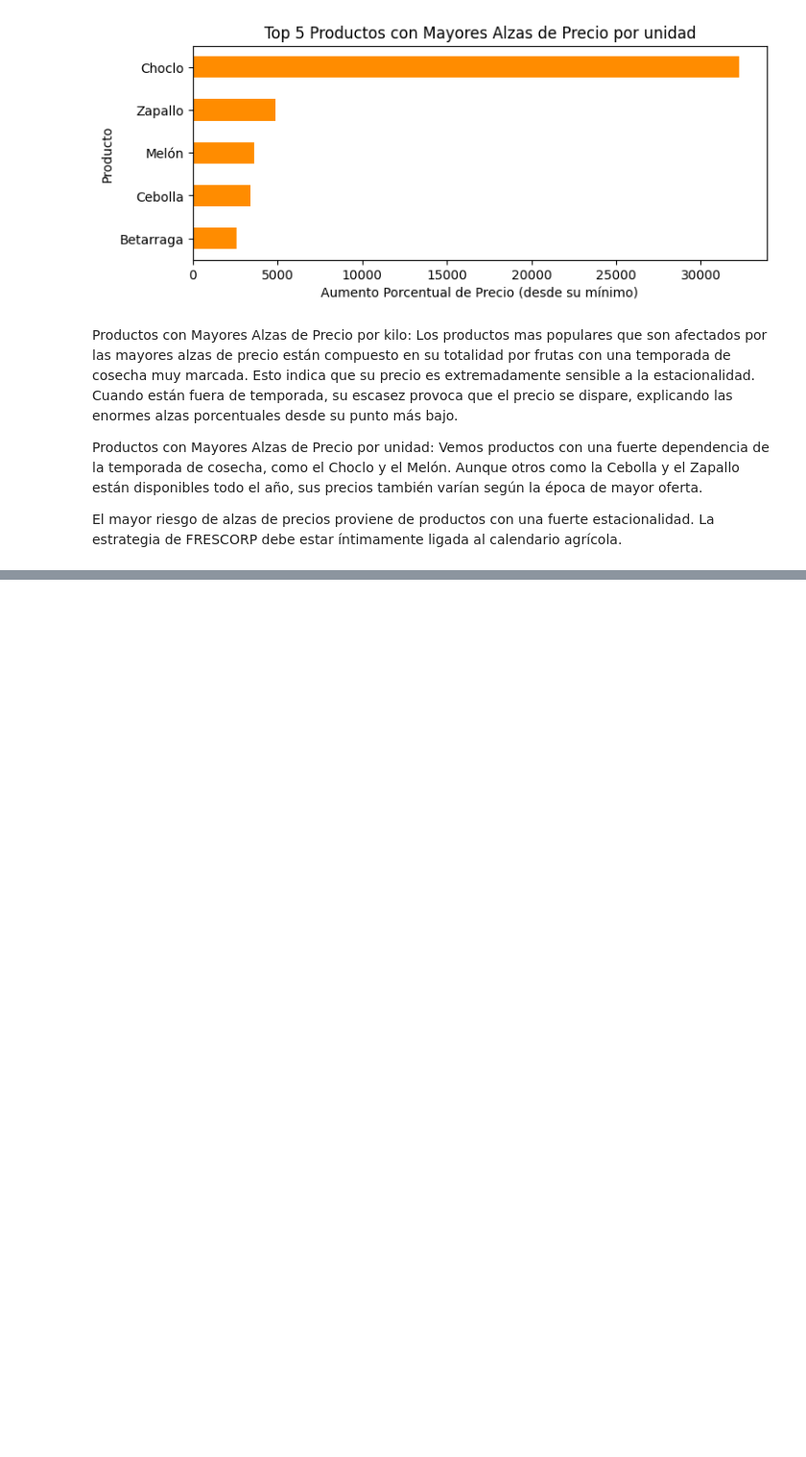
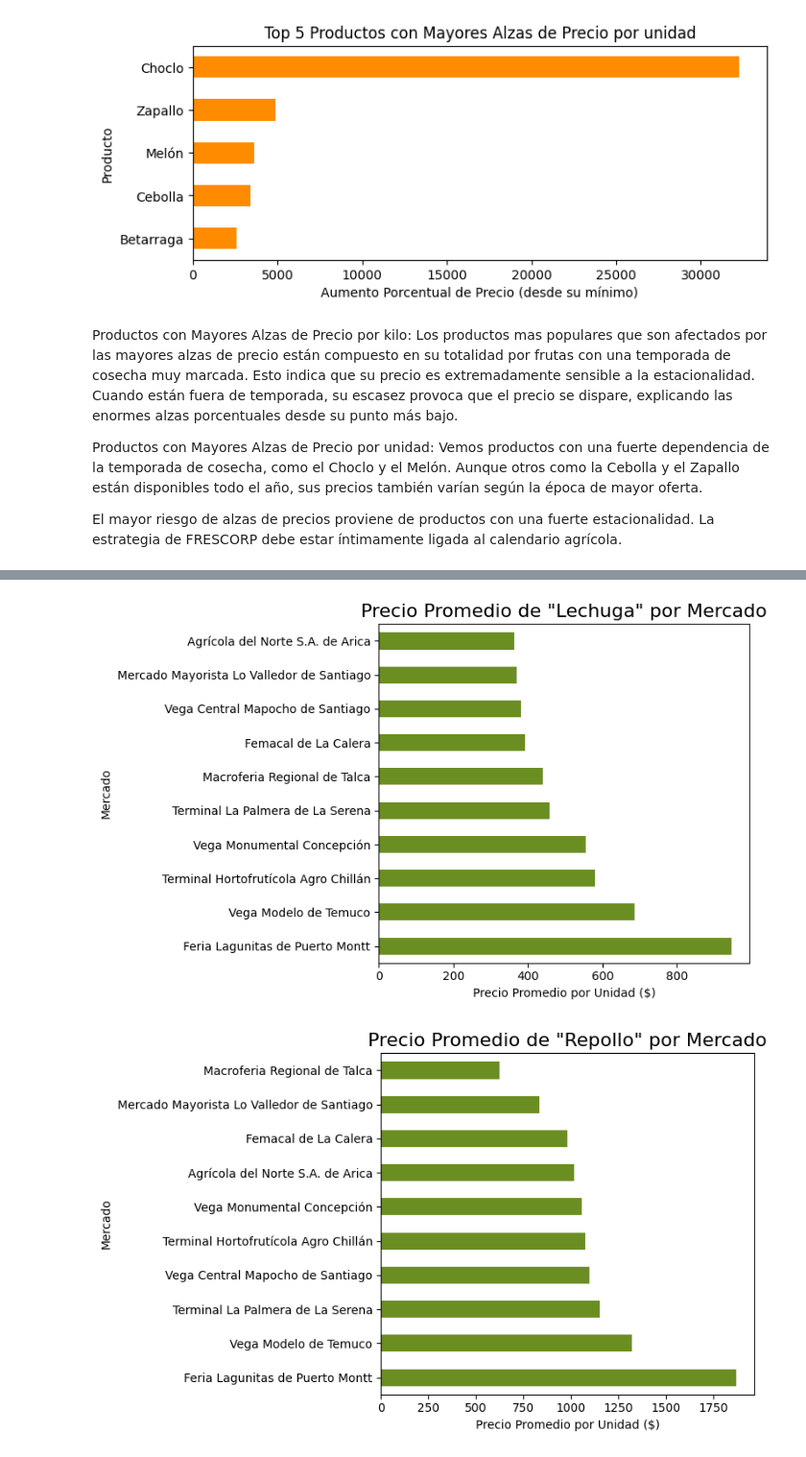
Before and after one commit to Ricardouchub/Analisis-Estrategico-de-Precios, a Jupyter notebook: Análisis Estratégico de Precios Mayoristas para el Sector Retail de Frutas y Hortalizas.ipynb, the cells around one changed output, grey strips where cells are left out. Shown at 96% size. Cells and saved outputs as stored; diff of their text form; code cells hidden in the pictures; blank space fills up the shorter version.

```diff
--- a/Análisis Estratégico de Precios Mayoristas para el Sector Retail de Frutas y Hortalizas.ipynb
+++ b/Análisis Estratégico de Precios Mayoristas para el Sector Retail de Frutas y Hortalizas.ipynb
@@ -955,0 +1033,22 @@ El mayor riesgo de alzas de precios proviene de productos con una fuerte estacio
+# %%
+# Filtramos el DataFrame usando la variable 'productos_populares_unidad' que contiene los 5 productos más populares por unidad
+df_mercado_unidad = df1[df1['producto'].isin(productos_populares_unidad) & df1['precio_por_unidad'].notna()]
+
+
+# Creamos un gráfico para cada producto
+for producto in productos_populares_unidad:
+    plt.figure(figsize=(8, 5))
+
+    # Agrupamos por mercado y calculamos el precio promedio
+    precios_mercado = df_mercado_unidad[df_mercado_unidad['producto'] == producto].groupby('mercado')['precio_por_unidad'].mean().sort_values(ascending=False)
+
+    # Creamos el gráfico de barras
+    precios_mercado.plot(kind='barh', color='olivedrab')
+    plt.title(f'Precio Promedio de "{producto}" por Mercado', fontsize=16)
+    plt.xlabel('Precio Promedio por Unidad ($)')
+    plt.ylabel('Mercado')
+    plt.tight_layout()
+    plt.show()
+# %% [output]
+[figure, added]
+[figure, added]
```
Also changed, not shown: parts of 9 cells of this notebook.
